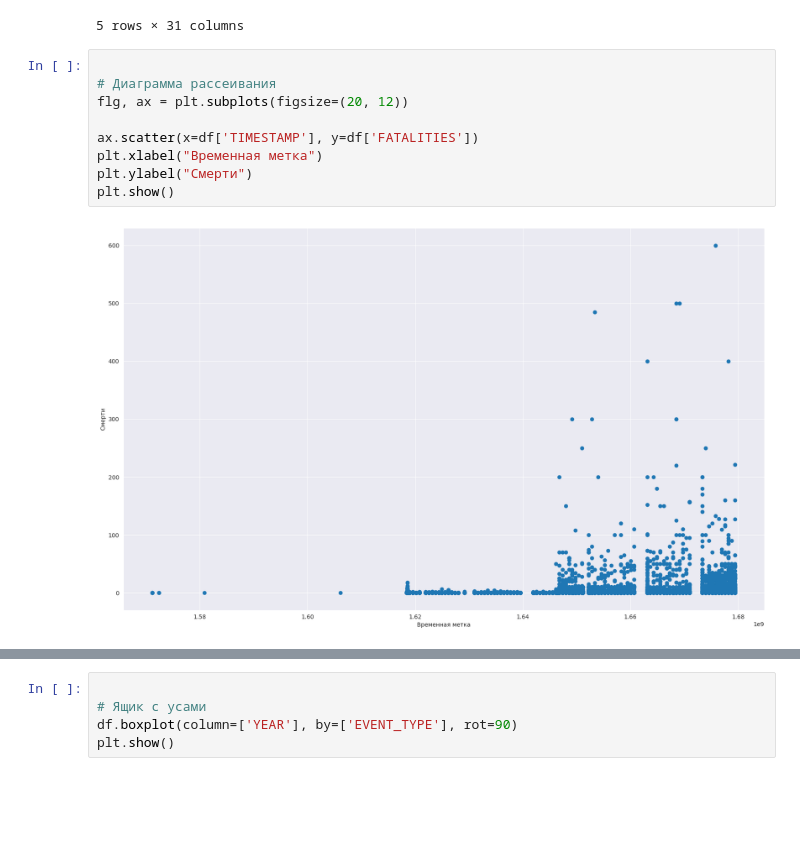
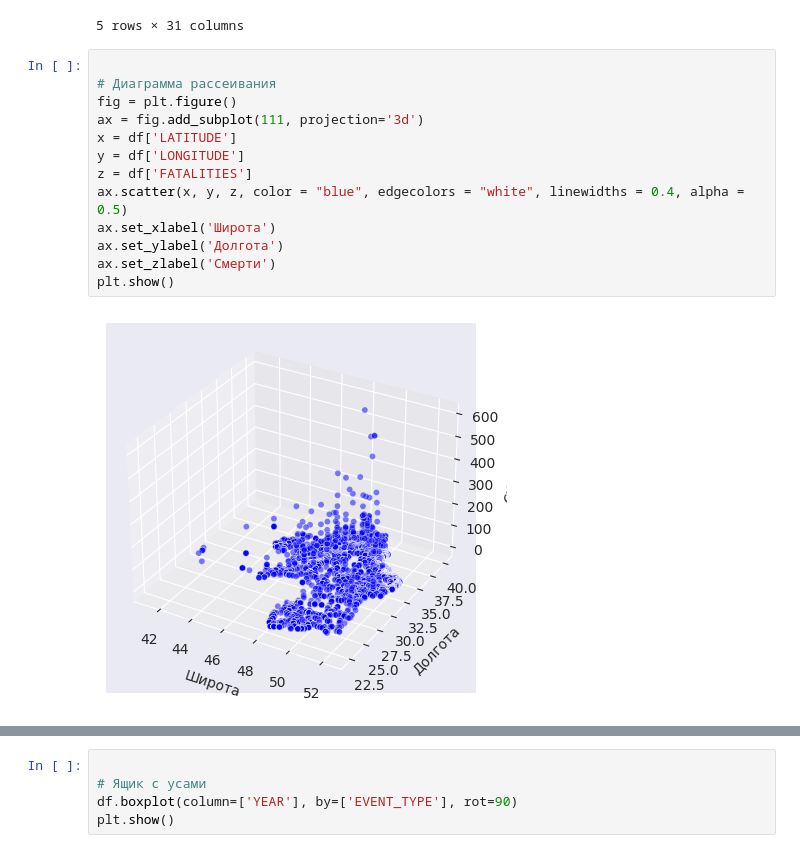
Before and after one commit to mishhgun01/ml-2023, a Jupyter notebook: lab_01.ipynb, the cells around one changed output, grey strips where cells are left out. Drawn from its saved outputs; the diff is of its cells as text; blank space fills up the shorter version.

```diff
--- a/lab_01.ipynb
+++ b/lab_01.ipynb
@@ -17,11 +17,15 @@ df.head()
 # %%
 
 # Диаграмма рассеивания
-flg, ax = plt.subplots(figsize=(20, 12))
-
-ax.scatter(x=df['TIMESTAMP'], y=df['FATALITIES'])
-plt.xlabel("Временная метка")
-plt.ylabel("Смерти")
+fig = plt.figure()
+ax = fig.add_subplot(111, projection='3d')
+x = df['LATITUDE']
+y = df['LONGITUDE']
+z = df['FATALITIES']
+ax.scatter(x, y, z, color = "blue", edgecolors = "white", linewidths = 0.4, alpha = 0.5)
+ax.set_xlabel('Широта')
+ax.set_ylabel('Долгота')
+ax.set_zlabel('Смерти')
 plt.show()
 # %% [output]
-[figure, old version]
+[figure, new version]
```
Also changed, not shown: parts of 3 cells of this notebook.
